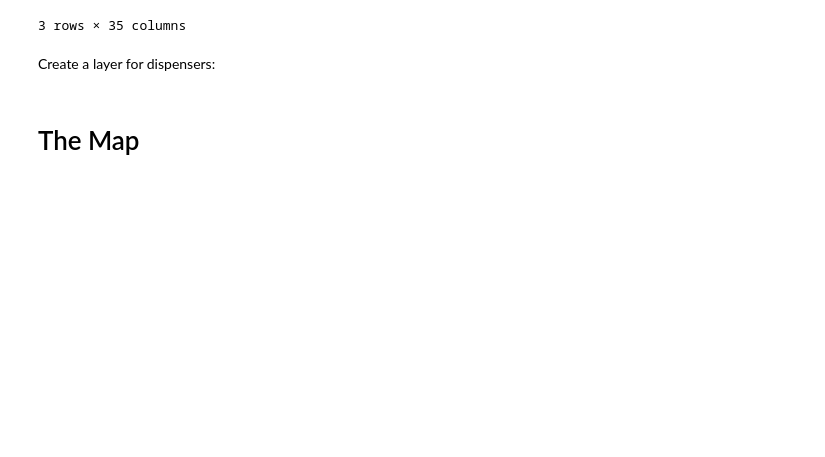
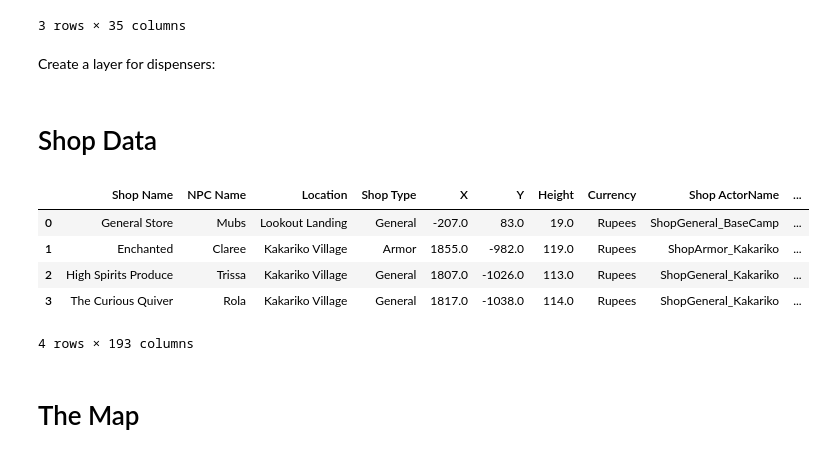
Before and after one commit to alshival/totk-map, a Jupyter notebook: TOTK-MAP.ipynb, the cells around one changed output. Drawn from its saved outputs; the diff is of its cells as text; code cells hidden in the pictures; blank space fills up the shorter version.

Commit message:
Adding store data

```diff
--- a/TOTK-MAP.ipynb
+++ b/TOTK-MAP.ipynb
@@ -228,3 +224,46 @@ for index, row in dispensers.iterrows():
         popup = row['items']
     )
     marker.add_to(dispenser_layer)
+# %% [markdown]
+# Shop Data
+# %%
+import pandas as pd
+shop_data = pd.read_csv("map_data/shop_data.csv")
+# Convert to latitude/longitude
+shop_data['latitude'] = shop_data.Y.apply(scale_lat)
+shop_data['longitude'] = shop_data.X.apply(scale_long)
+
+import re
+item_columns = [x for x in shop_data.columns if re.search('Item',x) is not None]
+shop_data = shop_data.astype(dict(zip(item_columns,["string" for x in item_columns])))
+item_info_columns = [x for x in shop_data.columns if re.search('Item|Price|Stock',x) is not None]
+key_columns = [x for x in shop_data.columns if x not in item_info_columns]
+item_info_columns_grouped = [item_info_columns[i:i+3] for i in range(0, len(item_info_columns), 3)]
+
+# here, we create a label for store items popup.
+store_items = []
+for index,row in shop_data.fillna('').iterrows():
+    st = """
+    <table class="zelda-popup zelda-table" style = "font-size: 10px;">
+    <h4 class="zelda-popup">{}</hr>
+    <tr><td><b>Item</b></td><td><b>Price</b></td><td><b>Stock</b></td></tr>
+    """.format(row['Shop Name'])
+    for ic in item_info_columns_grouped:
+        if (len(row[ic[0]]) > 0):
+            st = st + '<tr> <td>' + row[ic[0]] + '</td><td>' + str(int(row[ic[1]])) + '</td><td>' + str(int(row[ic[2]])) +'</td></tr>'
+    store_items = store_items + [st + '</table>']
+shop_data['store_items'] = store_items
+
+# filter out all shop data with no coordinate data
+shop_data = shop_data[~(shop_data.X.isna())]
+
+
+
+shop_data.head(4)
+# %% [output]
+|  | Shop Name | NPC Name | Location | Shop Type | X | Y | Height | Currency | Shop ActorName | ... |
+| 0 | General Store | Mubs | Lookout Landing | General | -207.0 | 83.0 | 19.0 | Rupees | ShopGeneral_BaseCamp | ... |
+| 1 | Enchanted | Claree | Kakariko Village | Armor | 1855.0 | -982.0 | 119.0 | Rupees | ShopArmor_Kakariko | ... |
+| 2 | High Spirits Produce | Trissa | Kakariko Village | General | 1807.0 | -1026.0 | 113.0 | Rupees | ShopGeneral_Kakariko | ... |
+| 3 | The Curious Quiver | Rola | Kakariko Village | General | 1817.0 | -1038.0 | 114.0 | Rupees | ShopGeneral_Kakariko | ... |
+4 rows × 193 columns
```
Also changed, not shown: parts of 3 cells of this notebook, 5 other files.
